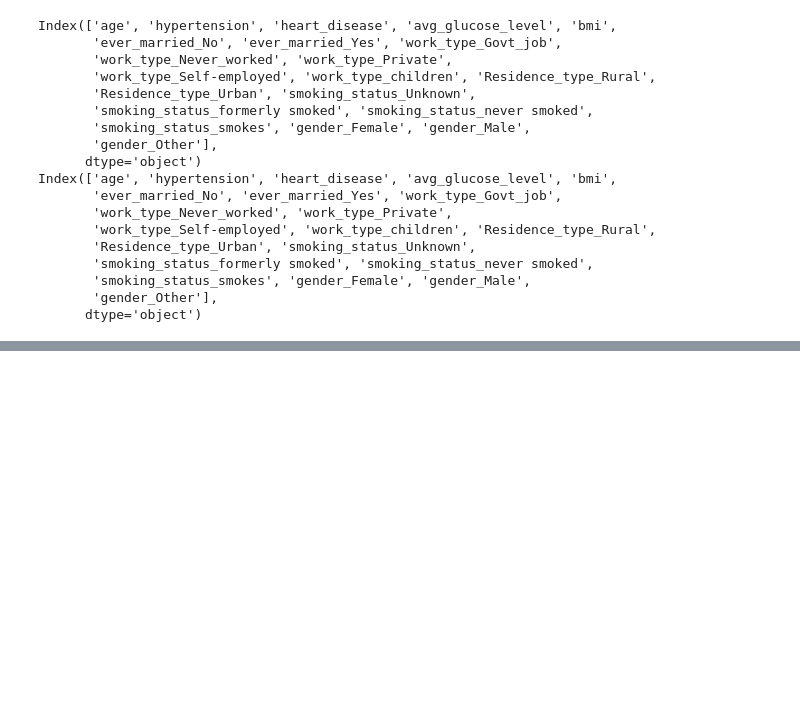
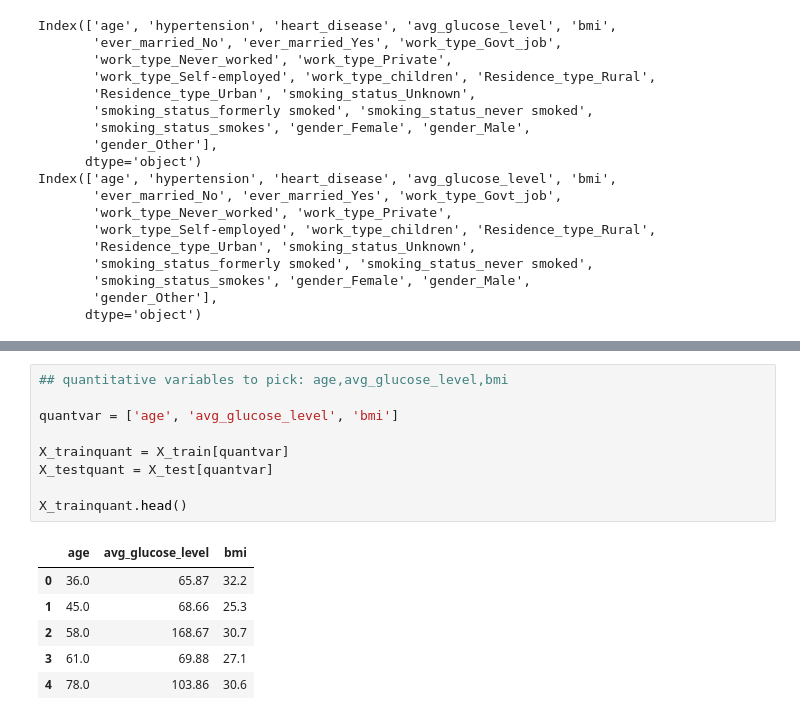
Before and after one commit to mro9kh/DS3001-final-project, a Jupyter notebook: DS3001_Project2ipynb.ipynb, the cells around one changed output, grey strips where cells are left out. Cells and saved outputs as stored; diff of their text form; blank space fills up the shorter version.

```diff
--- a/DS3001_Project2ipynb.ipynb
+++ b/DS3001_Project2ipynb.ipynb
@@ -471,0 +539,16 @@ Index(['age', 'hypertension', 'heart_disease', 'avg_glucose_level', 'bmi',
+# %%
+## quantitative variables to pick: age,avg_glucose_level,bmi
+
+quantvar = ['age', 'avg_glucose_level', 'bmi']
+
+X_trainquant = X_train[quantvar]
+X_testquant = X_test[quantvar]
+
+X_trainquant.head()
+# %% [output]
+|  | age | avg_glucose_level | bmi |
+| 0 | 36.0 | 65.87 | 32.2 |
+| 1 | 45.0 | 68.66 | 25.3 |
+| 2 | 58.0 | 168.67 | 30.7 |
+| 3 | 61.0 | 69.88 | 27.1 |
+| 4 | 78.0 | 103.86 | 30.6 |
```
Also changed, not shown: parts of 20 cells of this notebook.
